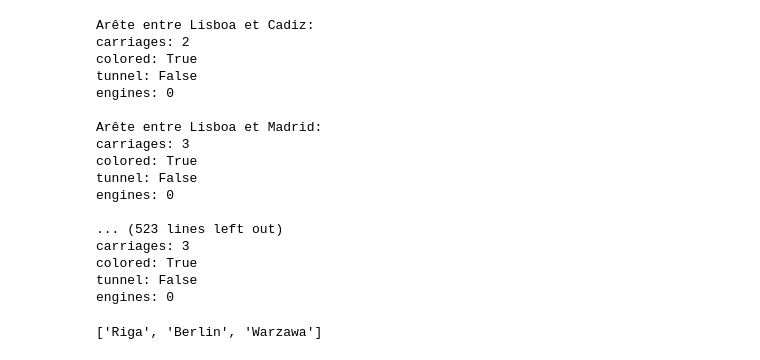
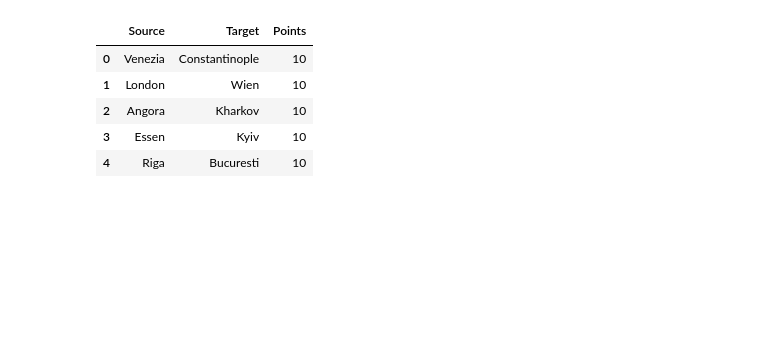
Before and after one commit to leonsi7/ticket-to-ride-europe, a Jupyter notebook: graph.ipynb, the cells around one changed output. Saved outputs shown, nothing was run; the diff lists cells and outputs as text; code cells hidden in the pictures; blank space fills up the shorter version.

```diff
--- a/graph.ipynb
+++ b/graph.ipynb
@@ -36,28 +44,0 @@ plt.show()
-# %%
-for u, v, attrs in G.edges(data=True):
-    print(f'Arête entre {u} et {v}:')
-    for attr, value in attrs.items():
-        print(f'{attr}: {value}')
-    print()
-# %% [output]
-Arête entre Lisboa et Cadiz:
-carriages: 2
-colored: True
-tunnel: False
-engines: 0
-
-Arête entre Lisboa et Madrid:
-carriages: 3
-colored: True
-tunnel: False
-engines: 0
-
-... (523 lines left out)
-carriages: 3
-colored: True
-tunnel: False
-engines: 0
-# %%
-list(G.neighbors('Danzic'))
-# %% [output]
-['Riga', 'Berlin', 'Warzawa']
@@ -63,0 +69,10 @@ list(G.neighbors('Danzic'))
+# %%
+destinations.loc[0, 'Source']
+destinations.head()
+# %% [output]
+|  | Source | Target | Points |
+| 0 | Venezia | Constantinople | 10 |
+| 1 | London | Wien | 10 |
+| 2 | Angora | Kharkov | 10 |
+| 3 | Essen | Kyiv | 10 |
+| 4 | Riga | Bucuresti | 10 |
```
Also changed, not shown: parts of 6 cells of this notebook.
